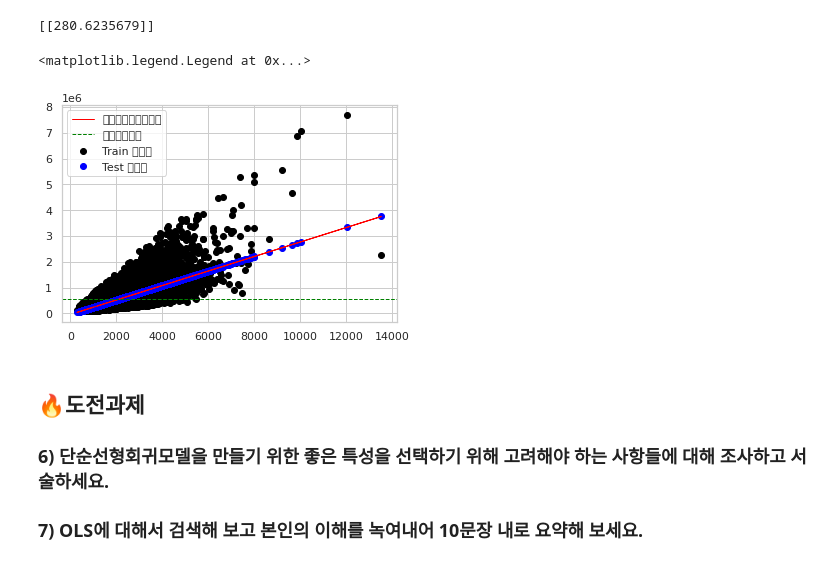
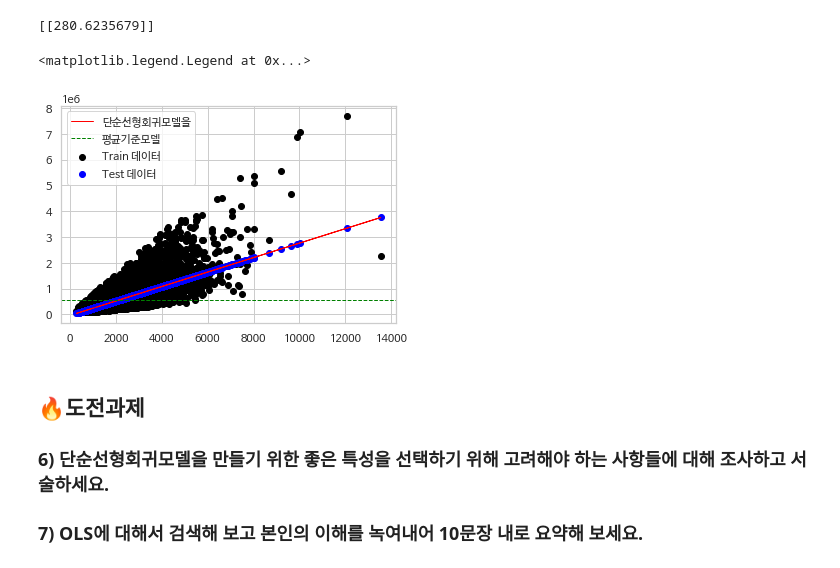
Before and after one commit to Harry-000/cs-section-project, a Jupyter notebook: n211-simple-regression/n211a-simple-regression.ipynb, the cells around one changed output. Drawn from its saved outputs; the diff is of its cells as text; code cells hidden in the pictures.

```diff
--- a/n211-simple-regression/n211a-simple-regression.ipynb
+++ b/n211-simple-regression/n211a-simple-regression.ipynb
@@ -191,21 +213,21 @@ print(model.coef_)
 # %%
 ## train 데이터에 대한 그래프를 그려보겠습니다.
 plt.scatter(X_train1, y_train1, color='black', linewidth=1, label='Train 데이터')
 
 ## test 데이터에 대한 예측을 파란색 점으로 나타내 보겠습니다.
 plt.scatter(X_test1, y_pred1, color='blue', linewidth=1, label='Test 데이터')
 
 ## 단순선형회귀모델을 빨간선으로 나타내 보겠습니다.
 plt.plot(X_test1, y_pred1, color='red', linewidth=1, label='단순선형회귀모델을')
 
 # 평균기준모델을 노란선으로 나타내 보겠습니다.
 predict1 = df['price'].mean()
 plt.axhline(y=predict1, color='green', linestyle='--', linewidth=1, label='평균기준모델')
-
+plt.rc('font', family='NanumBarunGothic')
 plt.legend()
 # %% [output]
 <matplotlib.legend.Legend at 0x...>
-[figure, old version]
+[figure, new version]
 # %% [markdown]
 ## 🔥도전과제
 
```
Also changed, not shown: parts of 2 cells of this notebook.
